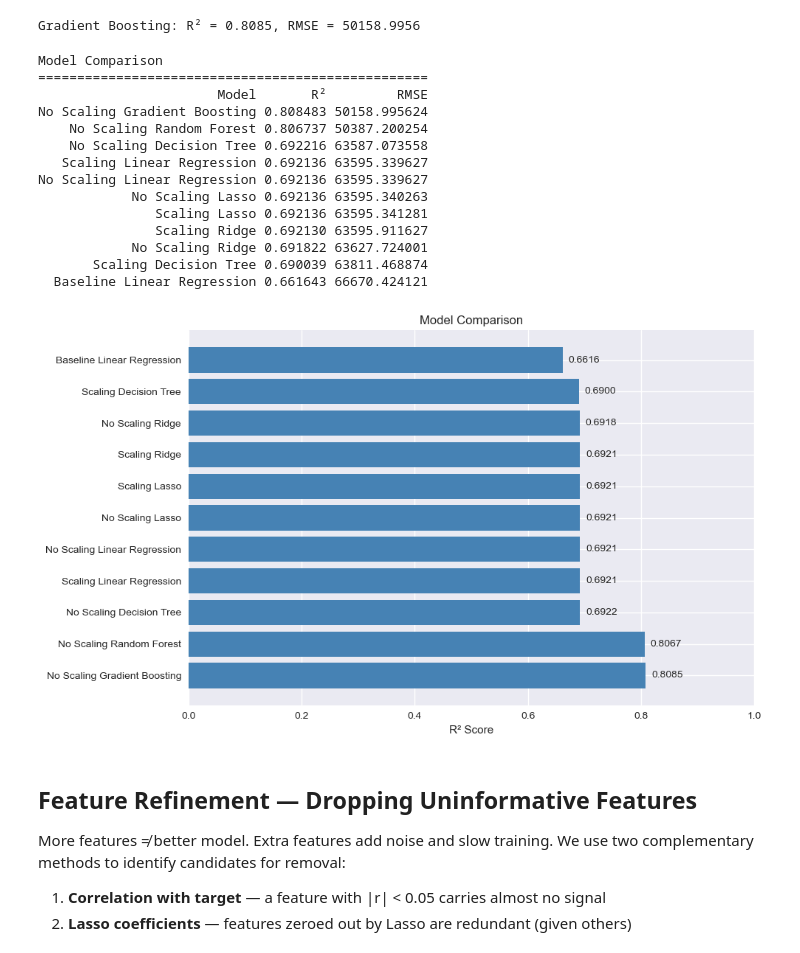
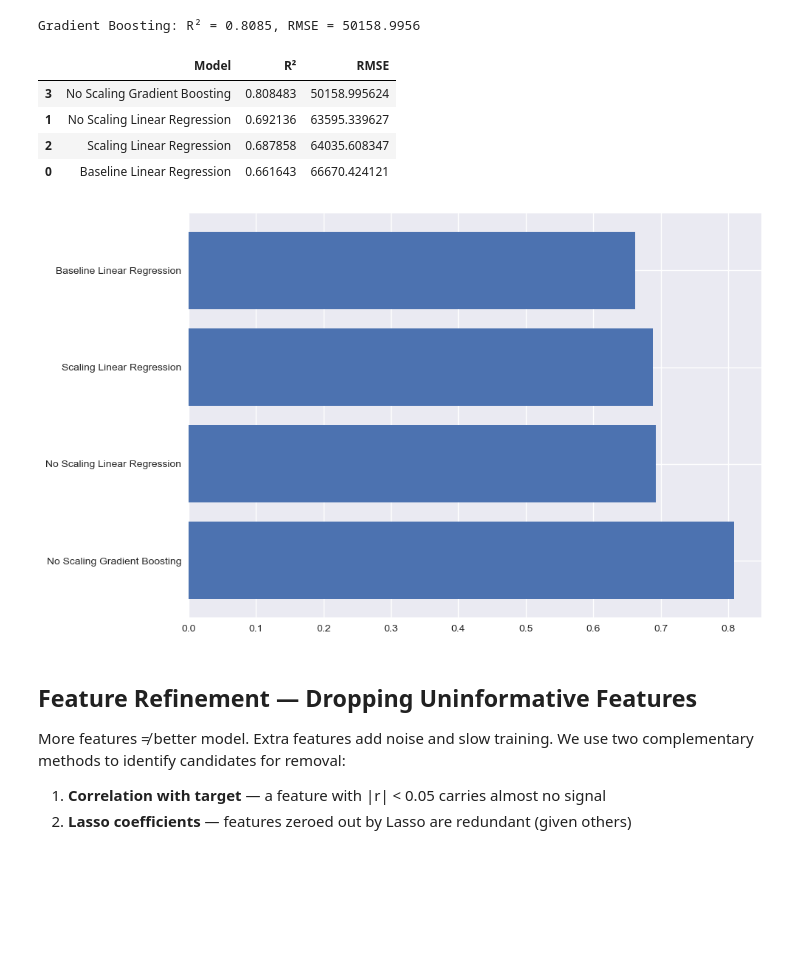
Before and after one commit to jd2aa/course-materials, a Jupyter notebook: demos/california-housing-regression/notebooks/04_modeling-student.ipynb, the cells around one changed output. Cells and saved outputs as stored; diff of their text form; code cells hidden in the pictures; blank space fills up the shorter version.

Commit message:
New notebooks added
Feature engineering and modeling notebooks updated.

```diff
--- a/demos/california-housing-regression/notebooks/04_modeling-student.ipynb
+++ b/demos/california-housing-regression/notebooks/04_modeling-student.ipynb
@@ -226,27 +226,27 @@ print(f'Gradient Boosting: R² = {r2:.4f}, RMSE = {rmse:.4f}')
 # %% [output]
 Gradient Boosting: R² = 0.8085, RMSE = 50158.9956
 # %%
-## TODO: create comparison table
+result_df = pd.DataFrame(results)
+result_df = result_df.sort_values('R²', ascending=False)
+result_df
 # %% [output]
-Model Comparison
-==================================================
-                       Model       R²         RMSE
-No Scaling Gradient Boosting 0.808483 50158.995624
-    No Scaling Random Forest 0.806737 50387.200254
-    No Scaling Decision Tree 0.692216 63587.073558
-   Scaling Linear Regression 0.692136 63595.339627
-No Scaling Linear Regression 0.692136 63595.339627
-            No Scaling Lasso 0.692136 63595.340263
-               Scaling Lasso 0.692136 63595.341281
-               Scaling Ridge 0.692130 63595.911627
-            No Scaling Ridge 0.691822 63627.724001
-       Scaling Decision Tree 0.690039 63811.468874
-  Baseline Linear Regression 0.661643 66670.424121
+|  | Model | R² | RMSE |
+| 3 | No Scaling Gradient Boosting | 0.808483 | 50158.995624 |
+| 1 | No Scaling Linear Regression | 0.692136 | 63595.339627 |
+| 2 | Scaling Linear Regression | 0.687858 | 64035.608347 |
+| 0 | Baseline Linear Regression | 0.661643 | 66670.424121 |
 # %%
 ## TODO: create barplot of the R2 for all methods
 fig, ax = plt.subplots(figsize=(10, 6))
+
+bars = ax.barh(result_df['Model'], result_df['R²'])
+
+
+
+plt.tight_layout()
+plt.show()
 # %% [output]
-[figure, old version]
+[figure, new version]
 # %% [markdown]
 ## Feature Refinement — Dropping Uninformative Features
 
```
Also changed, not shown: parts of 7 cells of this notebook, 1 other file.
